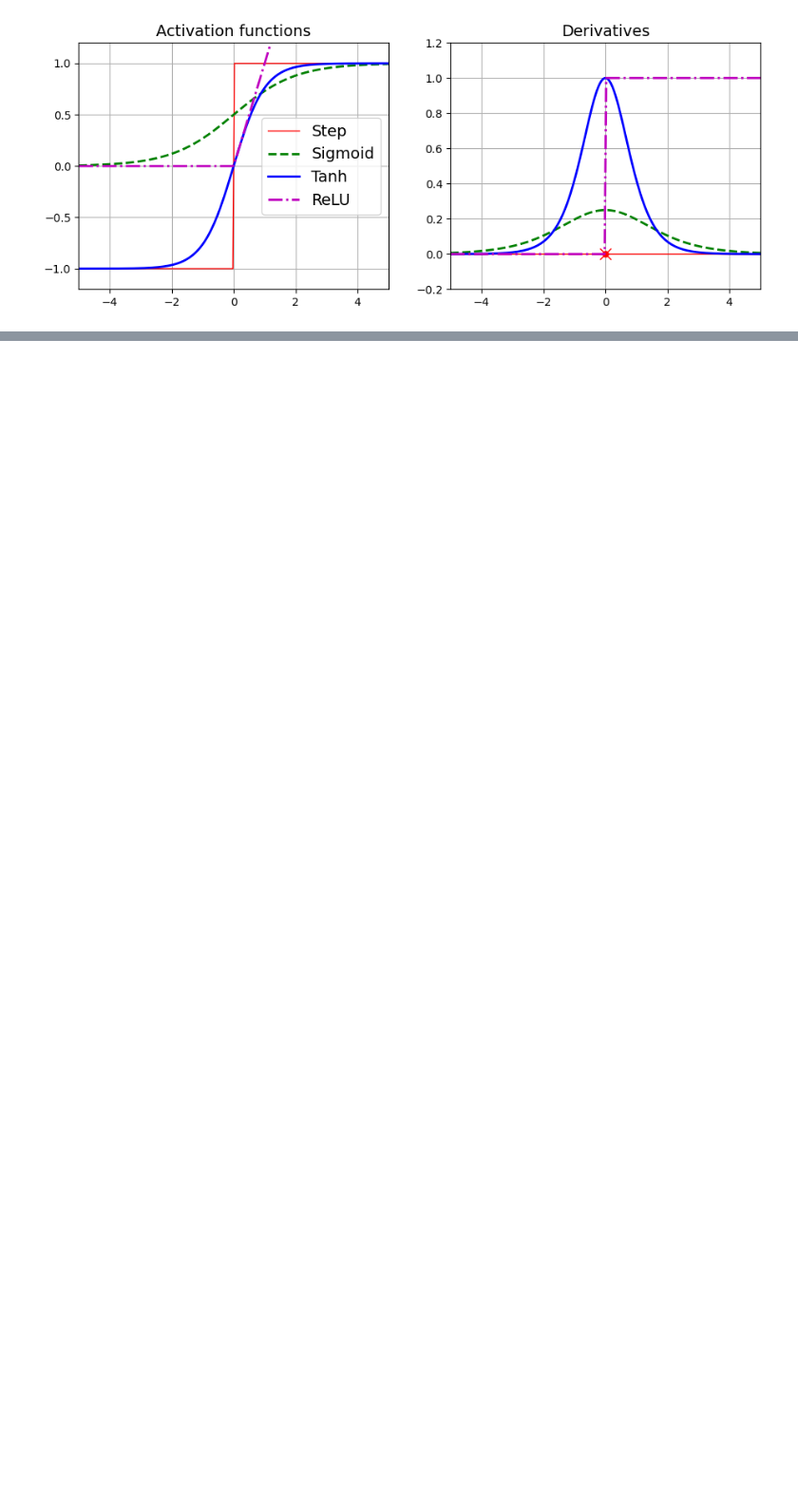
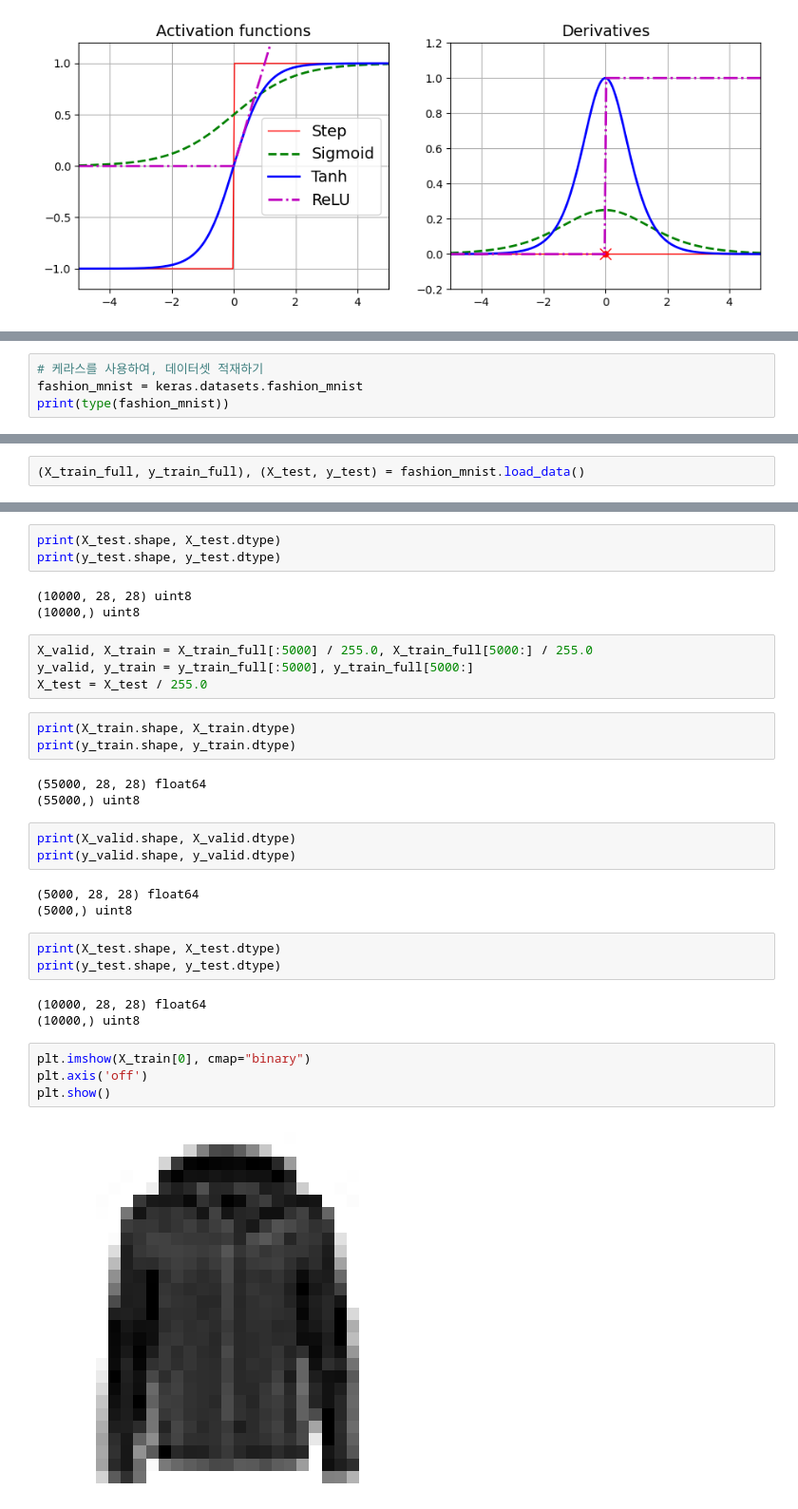
Before and after one commit to chaiminwoo0223/Deep-Neural-Network, a Jupyter notebook: 01 - neural_nets_with_keras.ipynb, the cells around one changed output, grey strips where cells are left out. Shown: that part at 95% size. Saved outputs shown, nothing was run; the diff lists cells and outputs as text; blank space fills up the shorter version.

```diff
--- a/01 - neural_nets_with_keras.ipynb
+++ b/01 - neural_nets_with_keras.ipynb
@@ -152,0 +190,4 @@ plt.show()
+# %%
+# 케라스를 사용하여, 데이터셋 적재하기
+fashion_mnist = keras.datasets.fashion_mnist
+print(type(fashion_mnist))
@@ -152,0 +196,2 @@ plt.show()
+# %%
+(X_train_full, y_train_full), (X_test, y_test) = fashion_mnist.load_data()
@@ -152,0 +204,34 @@ plt.show()
+# %%
+print(X_test.shape, X_test.dtype)
+print(y_test.shape, y_test.dtype)
+# %% [output]
+(10000, 28, 28) uint8
+(10000,) uint8
+# %%
+X_valid, X_train = X_train_full[:5000] / 255.0, X_train_full[5000:] / 255.0
+y_valid, y_train = y_train_full[:5000], y_train_full[5000:]
+X_test = X_test / 255.0
+# %%
+print(X_train.shape, X_train.dtype)
+print(y_train.shape, y_train.dtype)
+# %% [output]
+(55000, 28, 28) float64
+(55000,) uint8
+# %%
+print(X_valid.shape, X_valid.dtype)
+print(y_valid.shape, y_valid.dtype)
+# %% [output]
+(5000, 28, 28) float64
+(5000,) uint8
+# %%
+print(X_test.shape, X_test.dtype)
+print(y_test.shape, y_test.dtype)
+# %% [output]
+(10000, 28, 28) float64
+(10000,) uint8
+# %%
+plt.imshow(X_train[0], cmap="binary")
+plt.axis('off')
+plt.show()
+# %% [output]
+[figure, added]
```
Also changed, not shown: parts of 88 cells of this notebook.
